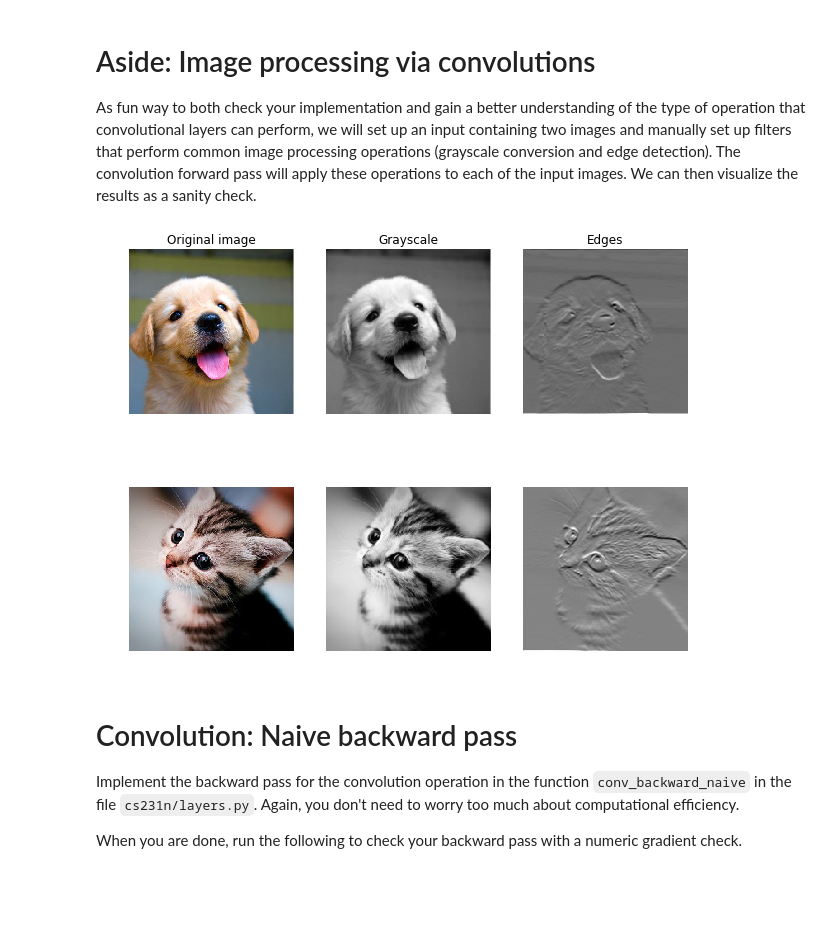
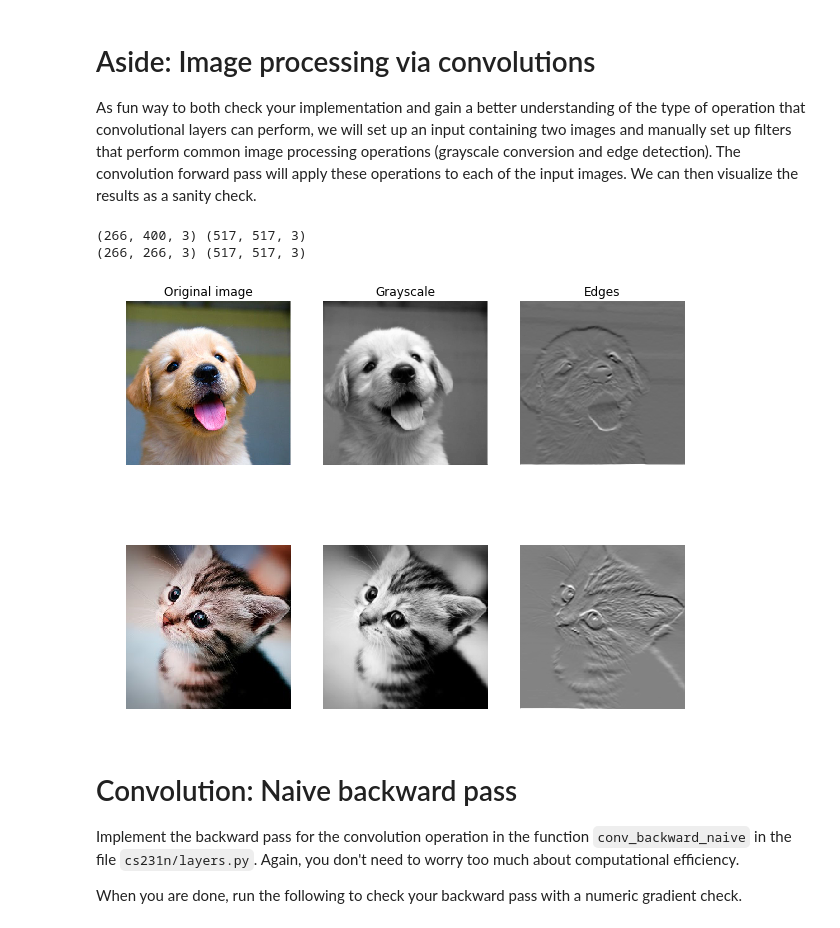
Before and after one commit to ZhoufeifeiJAVA/cs231n, a Jupyter notebook: assignment2/ConvolutionalNetworks.ipynb, the cells around one changed output. Saved outputs shown, nothing was run; the diff lists cells and outputs as text; code cells hidden in the pictures; blank space fills up the shorter version.

```diff
--- a/assignment2/ConvolutionalNetworks.ipynb
+++ b/assignment2/ConvolutionalNetworks.ipynb
@@ -89,8 +85,10 @@ from scipy.misc import imread, imresize
 
 kitten, puppy = imread('kitten.jpg'), imread('puppy.jpg')
 # kitten is wide, and puppy is already square
+print kitten.shape , puppy.shape
 d = kitten.shape[1] - kitten.shape[0]
-kitten_cropped = kitten[:, d//2:-d//2, :]
+kitten_cropped = kitten[:, d/2:-d/2, :]
+print kitten_cropped.shape , puppy.shape
 
 img_size = 200   # Make this smaller if it runs too slow
 x = np.zeros((2, 3, img_size, img_size))
@@ -117,34 +115,36 @@ b = np.array([0, 128])
 # Compute the result of convolving each input in x with each filter in w,
 # offsetting by b, and storing the results in out.
 out, _ = conv_forward_naive(x, w, b, {'stride': 1, 'pad': 1})
 
 def imshow_noax(img, normalize=True):
     """ Tiny helper to show images as uint8 and remove axis labels """
     if normalize:
         img_max, img_min = np.max(img), np.min(img)
         img = 255.0 * (img - img_min) / (img_max - img_min)
     plt.imshow(img.astype('uint8'))
     plt.gca().axis('off')
 
 # Show the original images and the results of the conv operation
 plt.subplot(2, 3, 1)
 imshow_noax(puppy, normalize=False)
 plt.title('Original image')
 plt.subplot(2, 3, 2)
 imshow_noax(out[0, 0])
 plt.title('Grayscale')
 plt.subplot(2, 3, 3)
 imshow_noax(out[0, 1])
 plt.title('Edges')
 plt.subplot(2, 3, 4)
 imshow_noax(kitten_cropped, normalize=False)
 plt.subplot(2, 3, 5)
 imshow_noax(out[1, 0])
 plt.subplot(2, 3, 6)
 imshow_noax(out[1, 1])
 plt.show()
 # %% [output]
+(266, 400, 3) (517, 517, 3)
+(266, 266, 3) (517, 517, 3)
-[figure, old version]
+[figure, new version]
 # %% [markdown]
 # Convolution: Naive backward pass
 Implement the backward pass for the convolution operation in the function `conv_backward_naive` in the file `cs231n/layers.py`. Again, you don't need to worry too much about computational efficiency.
```
Also changed, not shown: parts of 23 cells of this notebook, 20 other files.
